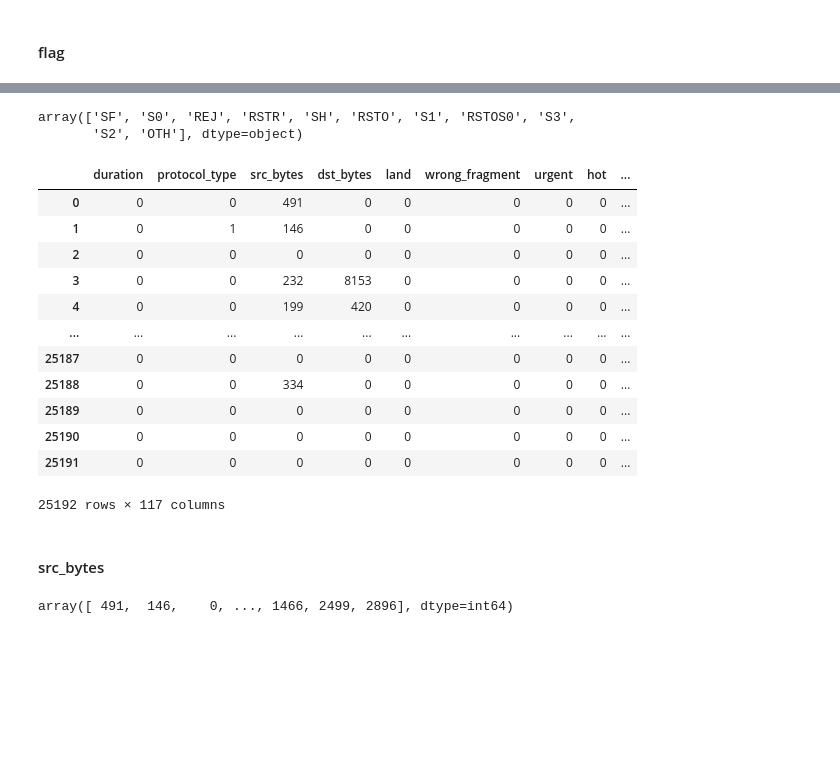
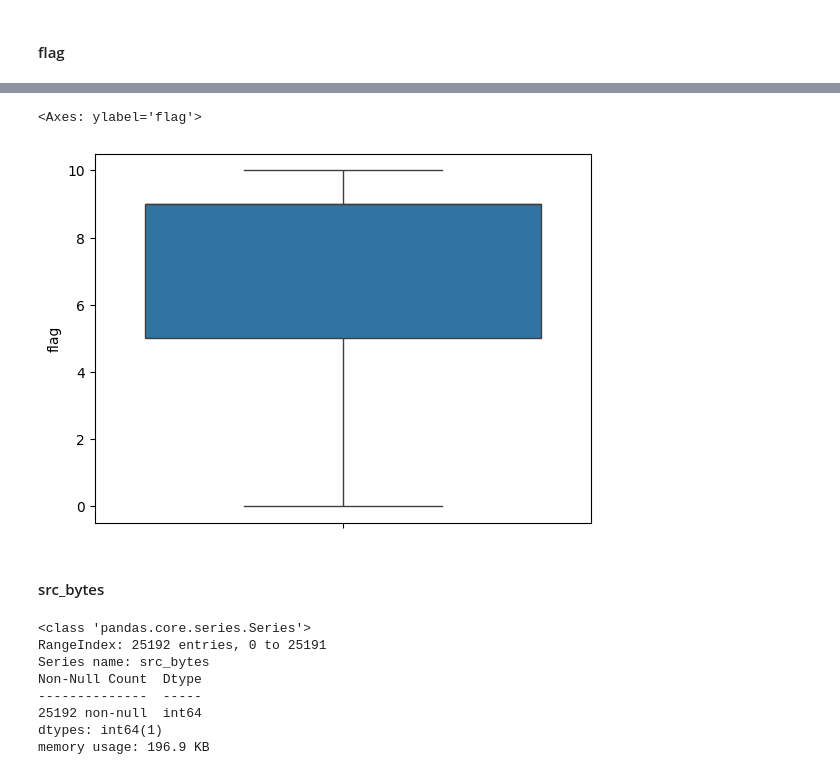
Before and after one commit to Mahesh8177/cyber_security, a Jupyter notebook: mahesh/Cyber_Security.ipynb, the cells around one changed output, grey strips where cells are left out. Cells and saved outputs as stored; diff of their text form; code cells hidden in the pictures; blank space fills up the shorter version.

```diff
--- a/mahesh/Cyber_Security.ipynb
+++ b/mahesh/Cyber_Security.ipynb
@@ -264,5 +237,0 @@ df['flag'].isna().sum()
-# %%
-df['flag'].unique()
-# %% [output]
-array(['SF', 'S0', 'REJ', 'RSTR', 'SH', 'RSTO', 'S1', 'RSTOS0', 'S3',
-       'S2', 'OTH'], dtype=object)
@@ -274,23 +238,19 @@ else:
-# %%
-df
-# %% [output]
-|  | duration | protocol_type | src_bytes | dst_bytes | land | wrong_fragment | urgent | hot | ... |
-| 0 | 0 | 0 | 491 | 0 | 0 | 0 | 0 | 0 | ... |
-| 1 | 0 | 1 | 146 | 0 | 0 | 0 | 0 | 0 | ... |
-| 2 | 0 | 0 | 0 | 0 | 0 | 0 | 0 | 0 | ... |
-| 3 | 0 | 0 | 232 | 8153 | 0 | 0 | 0 | 0 | ... |
-| 4 | 0 | 0 | 199 | 420 | 0 | 0 | 0 | 0 | ... |
-| ... | ... | ... | ... | ... | ... | ... | ... | ... | ... |
-| 25187 | 0 | 0 | 0 | 0 | 0 | 0 | 0 | 0 | ... |
-| 25188 | 0 | 0 | 334 | 0 | 0 | 0 | 0 | 0 | ... |
-| 25189 | 0 | 0 | 0 | 0 | 0 | 0 | 0 | 0 | ... |
-| 25190 | 0 | 0 | 0 | 0 | 0 | 0 | 0 | 0 | ... |
-| 25191 | 0 | 0 | 0 | 0 | 0 | 0 | 0 | 0 | ... |
-25192 rows × 117 columns
+# %%
+sns.boxplot(df['flag'])
+# %% [output]
+<Axes: ylabel='flag'>
+[figure, added]
 # %% [markdown]
 #### src_bytes
 # %%
-df['src_bytes'].unique()
+df['src_bytes'].info()
 # %% [output]
-array([ 491,  146,    0, ..., 1466, 2499, 2896], dtype=int64)
+<class 'pandas.core.series.Series'>
+RangeIndex: 25192 entries, 0 to 25191
+Series name: src_bytes
+Non-Null Count  Dtype
+--------------  -----
+25192 non-null  int64
+dtypes: int64(1)
+memory usage: 196.9 KB
 # %%
```
Also changed, not shown: parts of 295 cells of this notebook, 1 other file.
